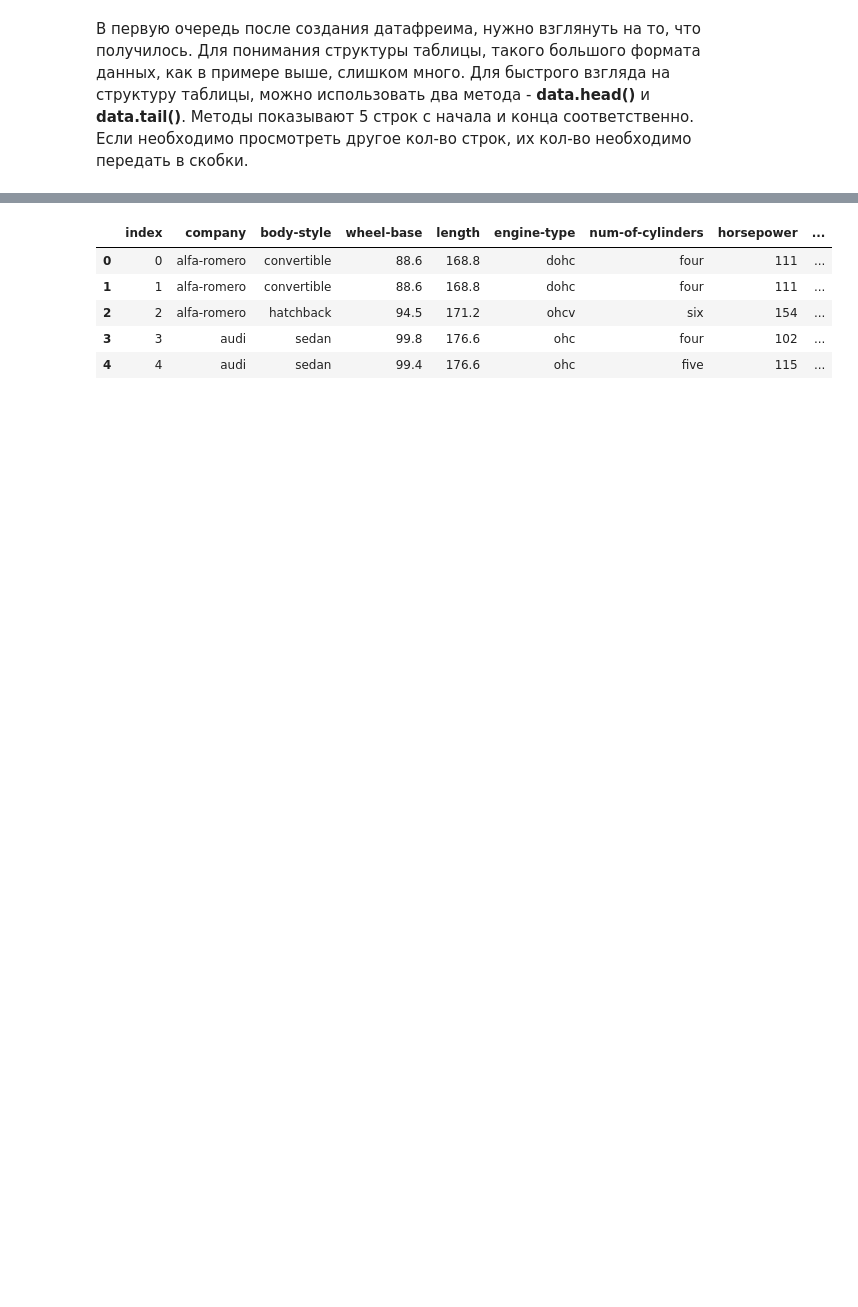
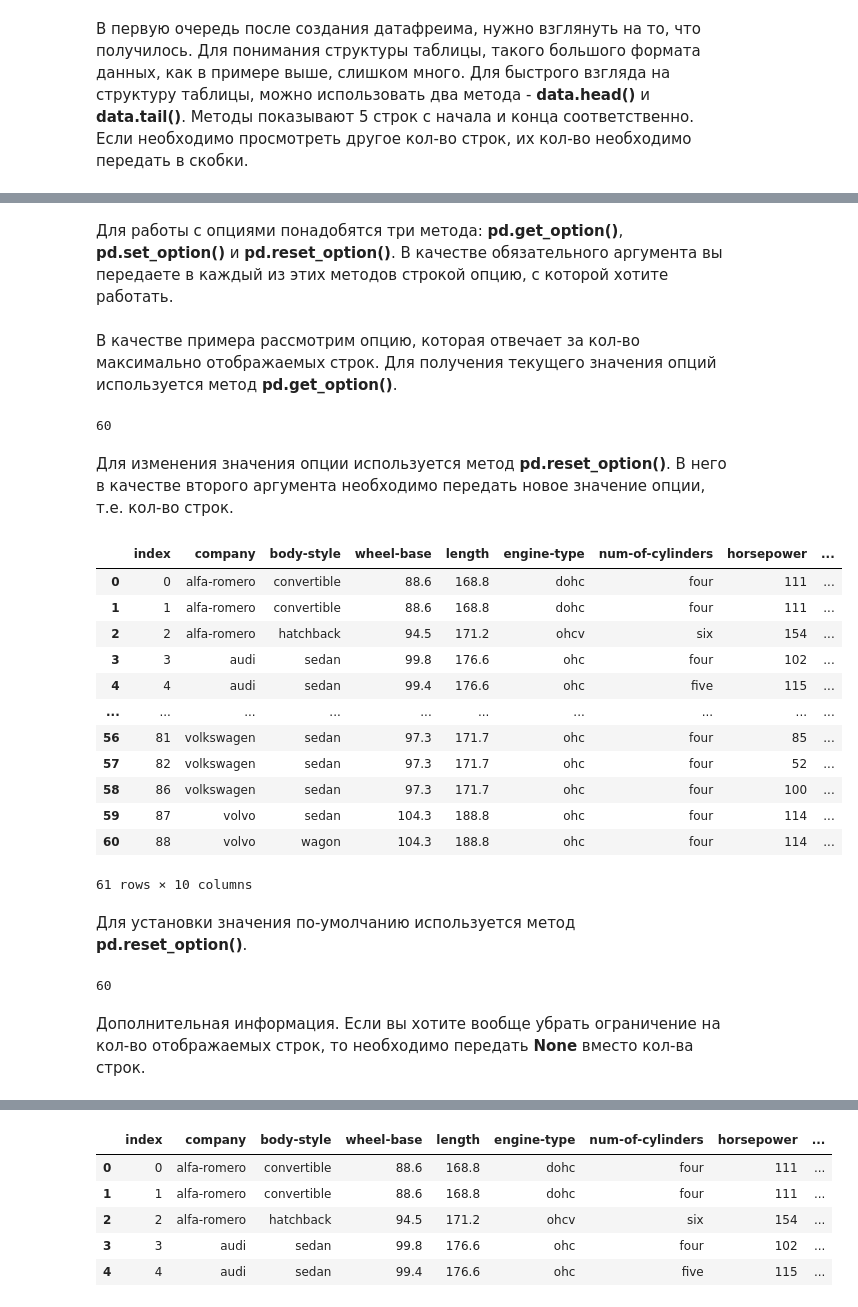
Before and after one commit to MakarVS/data_analysis_course, a Jupyter notebook: Lecture_6/Lecture 6. Pandas.ipynb, the cells around one changed output, grey strips where cells are left out. Saved outputs shown, nothing was run; the diff lists cells and outputs as text; code cells hidden in the pictures; blank space fills up the shorter version.

```diff
--- a/Lecture_6/Lecture 6. Pandas.ipynb
+++ b/Lecture_6/Lecture 6. Pandas.ipynb
@@ -181,2 +191,4 @@ df
 # %%
-data = pd.read_csv('Materials_sixth_lecture/Automobile_data.csv')
+%%time
+
+data_csv = pd.read_csv('Materials_sixth_lecture/Automobile_data.csv')
@@ -205,0 +271,30 @@ data
+# %% [markdown]
+Для работы с опциями понадобятся три метода: **pd.get_option()**,  **pd.set_option()** и **pd.reset_option()**. В качестве обязательного аргумента вы передаете в каждый из этих методов строкой опцию, с которой хотите работать.
+# %% [markdown]
+В качестве примера рассмотрим опцию, которая отвечает за кол-во максимально отображаемых строк. Для получения текущего значения опций используется метод **pd.get_option()**.
+# %%
+pd.get_option('display.max_rows')
+# %% [output]
+60
+# %% [markdown]
+Для изменения значения опции используется метод **pd.reset_option()**. В него в качестве второго аргумента необходимо передать новое значение опции, т.е. кол-во строк.
+# %%
+pd.set_option('display.max_rows', 10)
+# %%
+data_csv
+# %% [output]
+|  | index | company | body-style | wheel-base | length | engine-type | num-of-cylinders | horsepower | ... |
+| 0 | 0 | alfa-romero | convertible | 88.6 | 168.8 | dohc | four | 111 | ... |
+| 1 | 1 | alfa-romero | convertible | 88.6 | 168.8 | dohc | four | 111 | ... |
+| 2 | 2 | alfa-romero | hatchback | 94.5 | 171.2 | ohcv | six | 154 | ... |
+| 3 | 3 | audi | sedan | 99.8 | 176.6 | ohc | four | 102 | ... |
+| 4 | 4 | audi | sedan | 99.4 | 176.6 | ohc | five | 115 | ... |
+| ... | ... | ... | ... | ... | ... | ... | ... | ... | ... |
+| 56 | 81 | volkswagen | sedan | 97.3 | 171.7 | ohc | four | 85 | ... |
+| 57 | 82 | volkswagen | sedan | 97.3 | 171.7 | ohc | four | 52 | ... |
+| 58 | 86 | volkswagen | sedan | 97.3 | 171.7 | ohc | four | 100 | ... |
+| 59 | 87 | volvo | sedan | 104.3 | 188.8 | ohc | four | 114 | ... |
+| 60 | 88 | volvo | wagon | 104.3 | 188.8 | ohc | four | 114 | ... |
+61 rows × 10 columns
+# %% [markdown]
+Для установки значения по-умолчанию используется метод **pd.reset_option()**.
@@ -205,0 +303,6 @@ data
+# %%
+pd.get_option('display.max_rows')
+# %% [output]
+60
+# %% [markdown]
+Дополнительная информация. Если вы хотите вообще убрать ограничение на кол-во отображаемых строк, то необходимо передать **None** вместо кол-ва строк.
```
Also changed, not shown: parts of 142 cells of this notebook, 4 other files.
